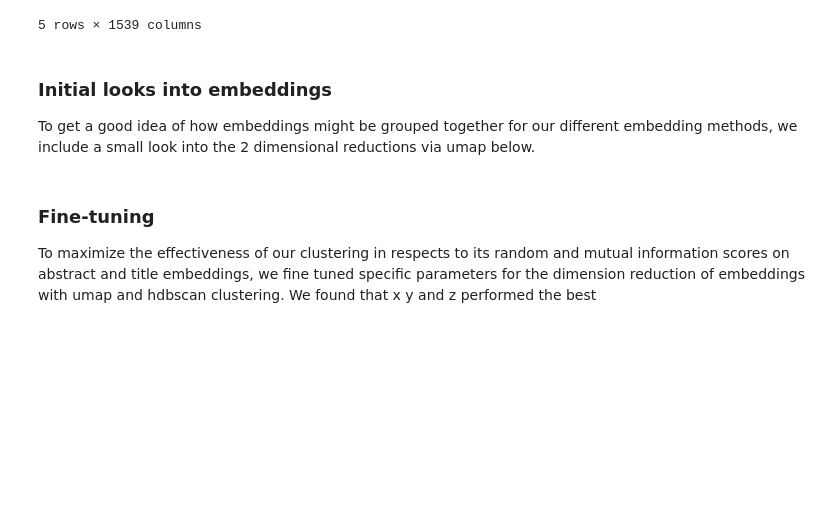
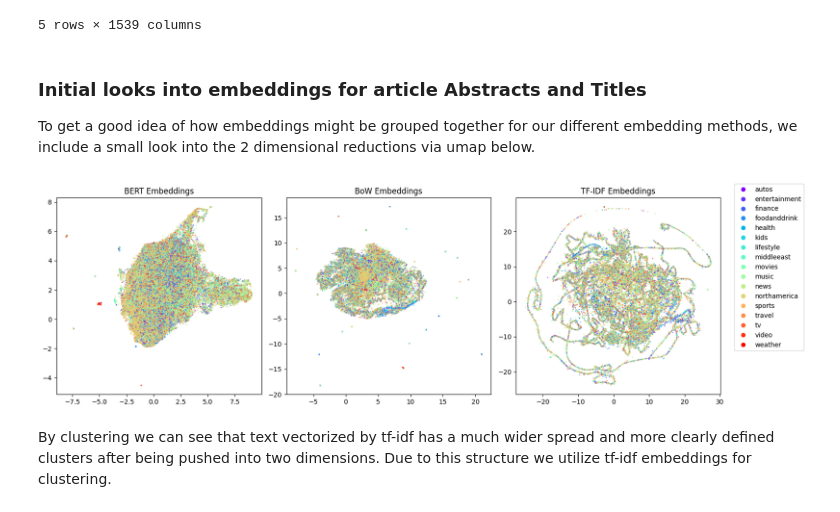
Before and after one commit to nicholas-rf/RecommenderProject, a Jupyter notebook: ExploratoryAnalysis/clustering_report.ipynb, the cells around one changed output. Saved outputs shown, nothing was run; the diff lists cells and outputs as text; code cells hidden in the pictures; blank space fills up the shorter version.

```diff
--- a/ExploratoryAnalysis/clustering_report.ipynb
+++ b/ExploratoryAnalysis/clustering_report.ipynb
@@ -38,6 +43,6 @@ tf_matrix = tf_vectorizer.fit_transform(news_text['abstract'] + news_text['title
 # If you would like to create a union umap might have to create separate matrices and then concaatenate them onto each other.
 # %% [markdown]
-### Initial looks into embeddings
+### Initial looks into embeddings for article Abstracts and Titles
 To get a good idea of how embeddings might be grouped together for our different embedding methods, we include a small look into the 2 dimensional reductions via umap below.
 # %%
 BERT_umap = umap.UMAP(
@@ -65,3 +66,75 @@ uplot.points(tf_embeddings, labels=news_text['category'], cmap='vtidis')
-# %% [markdown]
-### Fine-tuning
-To maximize the effectiveness of our clustering in respects to its random and mutual information scores on abstract and title embeddings, we fine tuned specific parameters for the dimension reduction of embeddings with umap and hdbscan clustering. We found that x y and z performed the best
+# %%
+BERT_umap = umap.UMAP(
+    n_neighbors=30,
+    min_dist=0.0,
+    n_components=2,
+    random_state=42
+).fit_transform(BERT_embeddings[BERT_embeddings.columns.to_list()[3:]])
+bow_embeddings_ab = umap.UMAP(
+    n_neighbors=30,
+    min_dist=0.0,
+    n_components=2,
+    random_state=42
+).fit_transform(bow_matrix_ab)
+tf_embeddings_ab = umap.UMAP(
+    n_neighbors=30,
+    min_dist=0.0,
+    n_components=2,
+    random_state=42
+).fit_transform(tf_matrix_ab)
+# %%
+import matplotlib.pyplot as plt
+import matplotlib.lines as mlines
+import matplotlib
+import numpy as np
+label = LabelEncoder()
+categories = sorted(set(BERT_embeddings['category']))  # Update as necessary for your datasets
+# Setup for the subplots
+fig, axs = plt.subplots(nrows=1, ncols=3, figsize=(15, 5))  # Adjust the size as necessary
+# cmap = plt.cm.get_cmap('rainbow', len(categories))
+cmap = matplotlib.colormaps.get_cmap('rainbow')
+category_to_id = {category: id for id, category in enumerate(categories)}
+
+# BERT Embeddings
+bert_categories_ids = [category_to_id[category] for category in BERT_embeddings['category']]
+axs[0].scatter(BERT_umap[:, 0], BERT_umap[:, 1], c=[cmap(category_to_id[category]/len(categories)) for category in BERT_embeddings['category']], label=bert_categories_ids, alpha=0.5, s=1)
+axs[0].set_title('BERT Embeddings')
+# BoW Embeddings
+bow_categories_ids = [category_to_id[category] for category in news_text['category']]
+axs[1].scatter(bow_embeddings_ab[:, 0], bow_embeddings_ab[:, 1], c=[cmap(category_to_id[category]/len(categories)) for category in news_text['category']], label=bow_categories_ids, alpha=0.5, s=1)
+axs[1].set_title('BoW Embeddings')
+
+# TF Embeddings
+tf_categories_ids = [category_to_id[category] for category in news_text['category']]
+axs[2].scatter(tf_embeddings_ab[:, 0], tf_embeddings_ab[:, 1], c=[cmap(category_to_id[category]/len(categories)) for category in news_text['category']], label=tf_categories_ids, alpha=0.5, s=1)
+axs[2].set_title('TF-IDF Embeddings')
+# # BoW Embeddings
+# bow_categories_ids = [category_to_id[category] for category in news_text['category']]
+# axs[1].scatter(bow_embeddings[:, 0], bow_embeddings[:, 1], c=[cmap(category_to_id[category]/len(categories)) for category in news_text['category']], label=bow_categories_ids, alpha=0.5, s=1)
+# axs[1].set_title('BoW Embeddings')
+
+# # TF Embeddings
+# tf_categories_ids = [category_to_id[category] for category in news_text['category']]
+# axs[2].scatter(tf_embeddings[:, 0], tf_embeddings[:, 1], c=[cmap(category_to_id[category]/len(categories)) for category in news_text['category']], label=tf_categories_ids, alpha=0.5, s=1)
+# axs[2].set_title('TF-IDF Embeddings')
+
+# Generate colors from the colormap for the legend
+category_values = np.linspace(0, 1, len(categories))
+colors = [cmap(value) for value in category_values]
+
+# Create a legend
+legend_handles = [mlines.Line2D([], [], color=color, marker='o', linestyle='None', label=category)
+                  for category, color in zip(categories, colors)]
+
+# Add a figure-wide legend outside the right side of the subplots
+fig.legend(handles=legend_handles, loc='upper left', bbox_to_anchor=(1, 1))
+
+# Adjust layout to make room for the legend
+plt.tight_layout()
+
+# Show plot
+plt.show()
+# %% [output]
+[figure, added]
+# %% [markdown]
+By clustering we can see that text vectorized by tf-idf has a much wider spread and more clearly defined clusters after being pushed into two dimensions. Due to this structure we utilize tf-idf embeddings for clustering.
```
Also changed, not shown: parts of 5 cells of this notebook, 6 other files.
